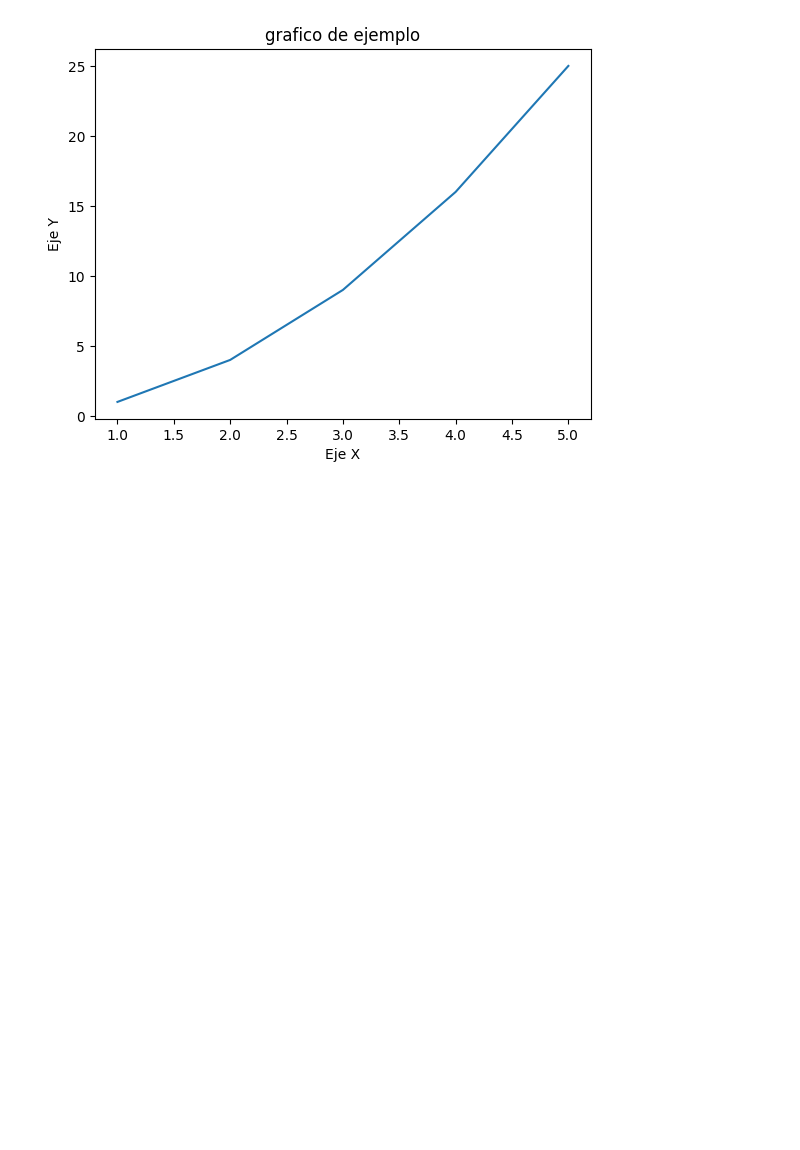
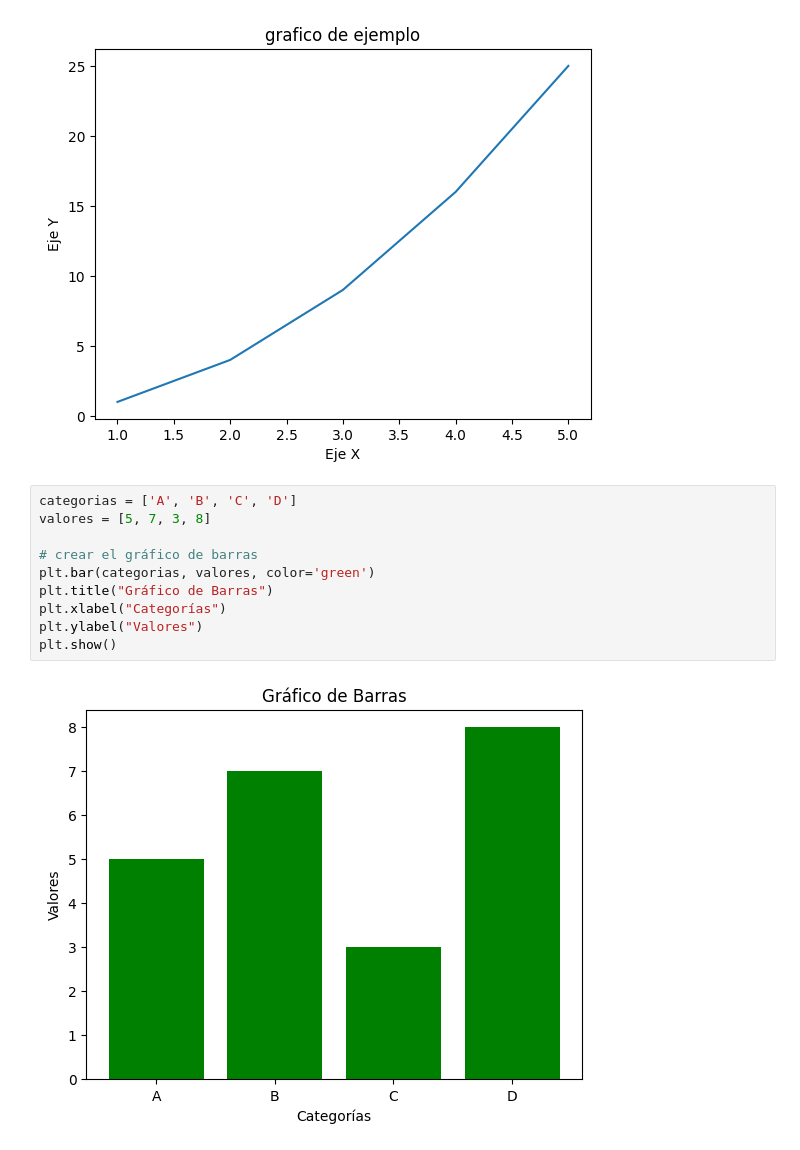
Before and after one commit to natygaol/BOOTCAMP_DSG1, a Jupyter notebook: 01_primeros_pasos.ipynb, the cells around one changed output. Saved outputs shown, nothing was run; the diff lists cells and outputs as text; blank space fills up the shorter version.

```diff
--- a/01_primeros_pasos.ipynb
+++ b/01_primeros_pasos.ipynb
@@ -17,3 +17,15 @@ plt.ylabel("Eje Y")
 plt.show()
 # %% [output]
 [figure]
+# %%
+categorias = ['A', 'B', 'C', 'D']
+valores = [5, 7, 3, 8]
+
+# crear el gráfico de barras
+plt.bar(categorias, valores, color='green')
+plt.title("Gráfico de Barras")
+plt.xlabel("Categorías")
+plt.ylabel("Valores")
+plt.show()
+# %% [output]
+[figure, added]
```
